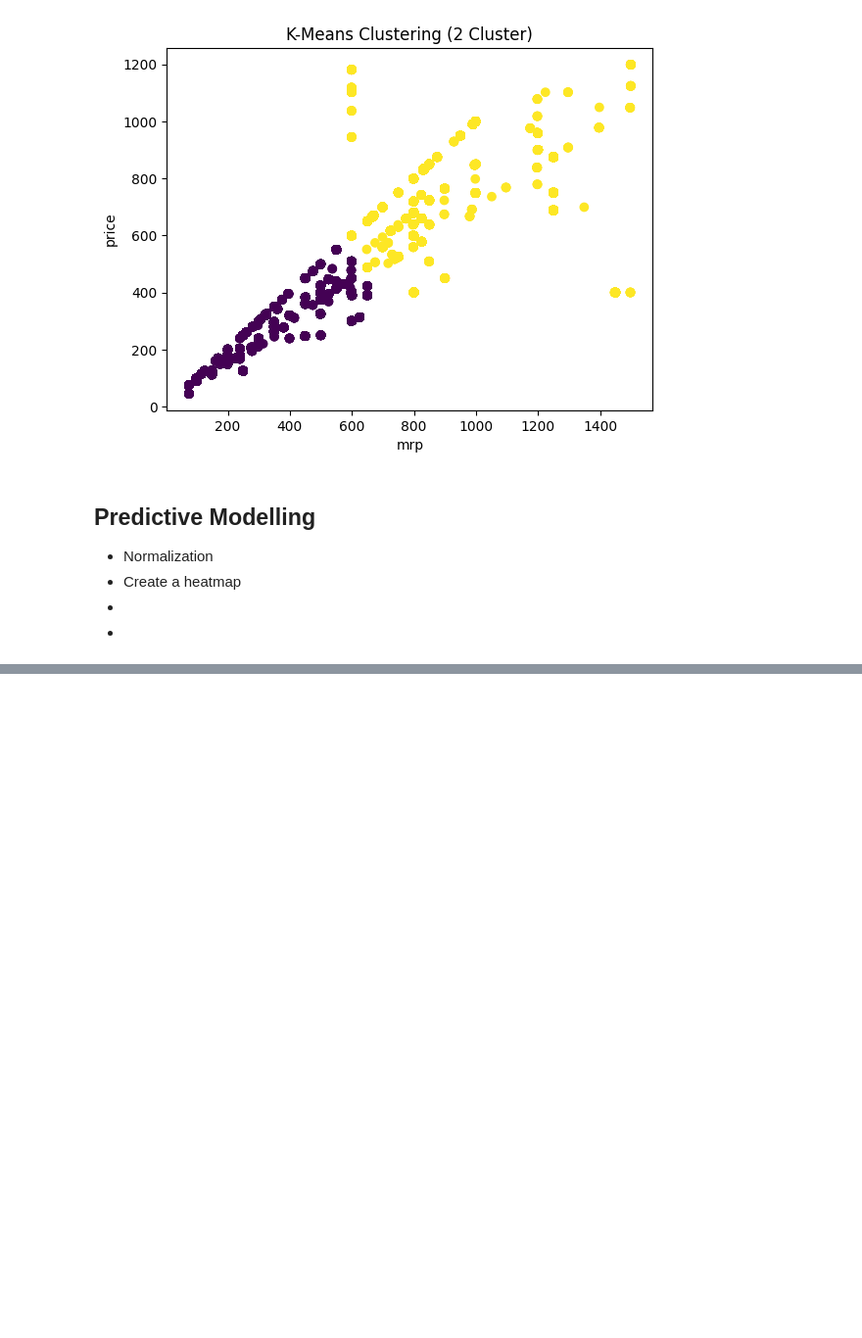
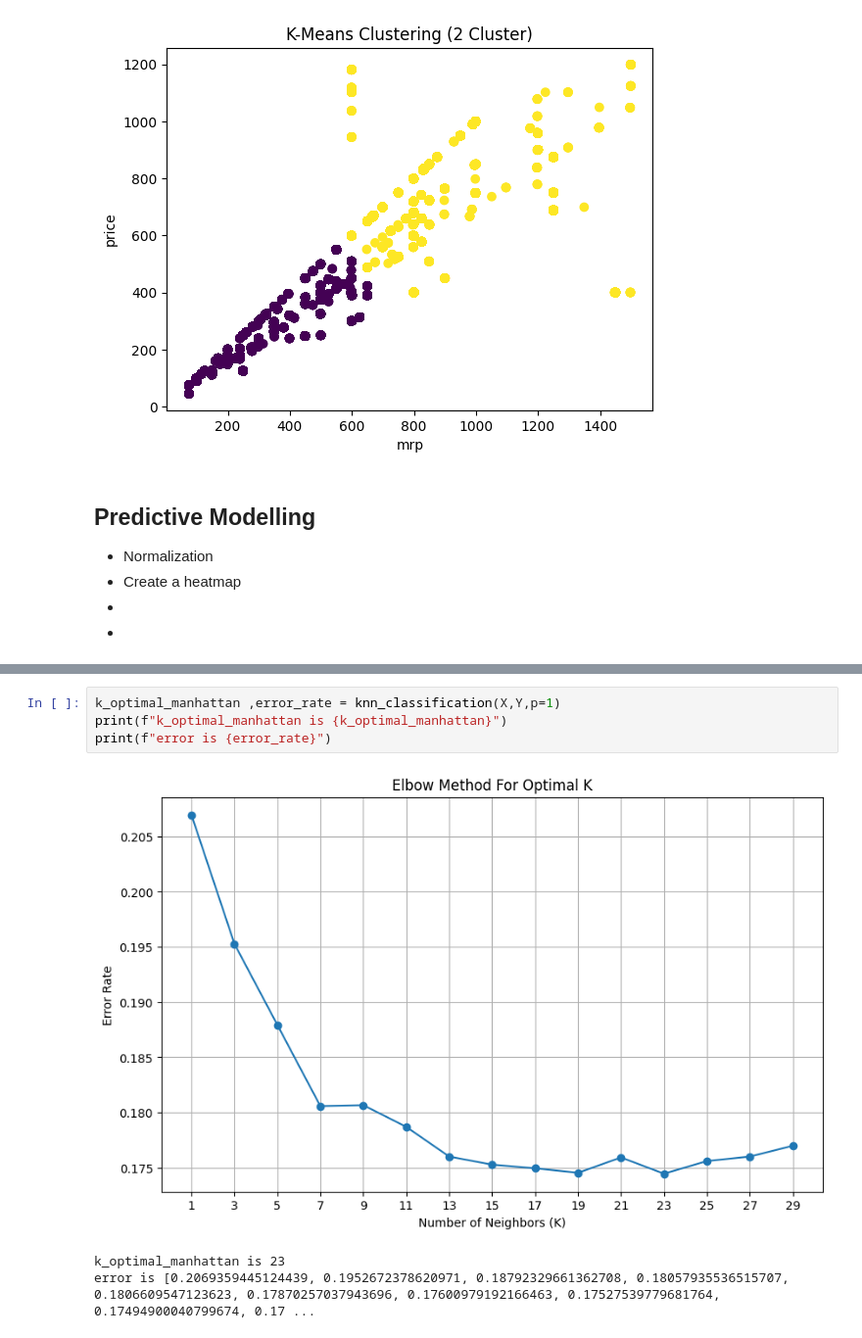
Before and after one commit to MertKilincer/Customer_Verify_Classification, a Jupyter notebook: project.ipynb, the cells around one changed output, grey strips where cells are left out. Shown at 98% size. Saved outputs shown, nothing was run; the diff lists cells and outputs as text; blank space fills up the shorter version.

```diff
--- a/project.ipynb
+++ b/project.ipynb
@@ -578,0 +645,8 @@ plt.show()
+# %%
+k_optimal_manhattan ,error_rate = knn_classification(X,Y,p=1)
+print(f"k_optimal_manhattan is {k_optimal_manhattan}")
+print(f"error is {error_rate}")
+# %% [output]
+[figure, added]
+k_optimal_manhattan is 23
+error is [0.2069359445124439, 0.1952672378620971, 0.18792329661362708, 0.18057935536515707, 0.1806609547123623, 0.17870257037943696, 0.17600979192166463, 0.17527539779681764, 0.17494900040799674, 0.17 ...
```
Also changed, not shown: parts of 17 cells of this notebook.
